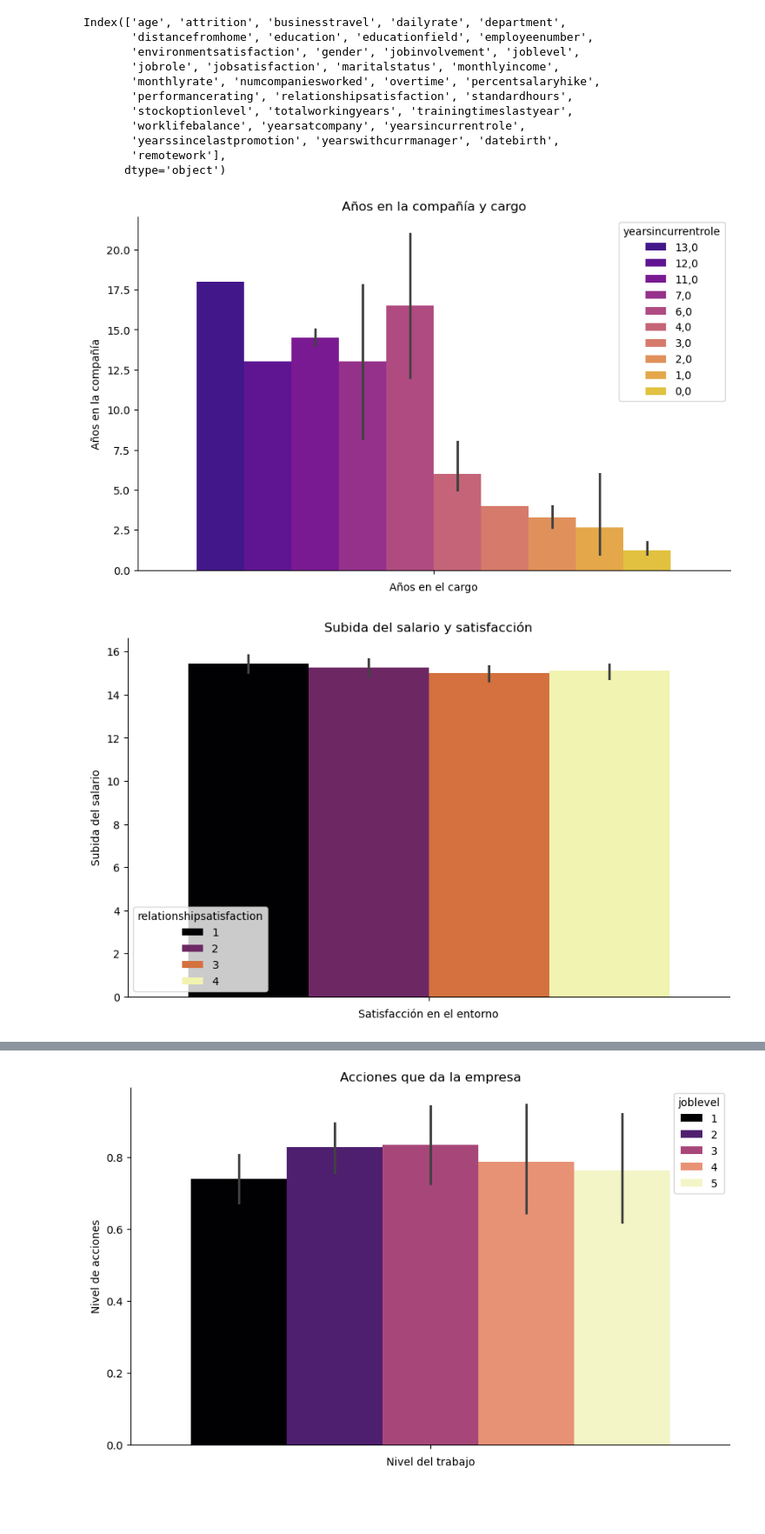
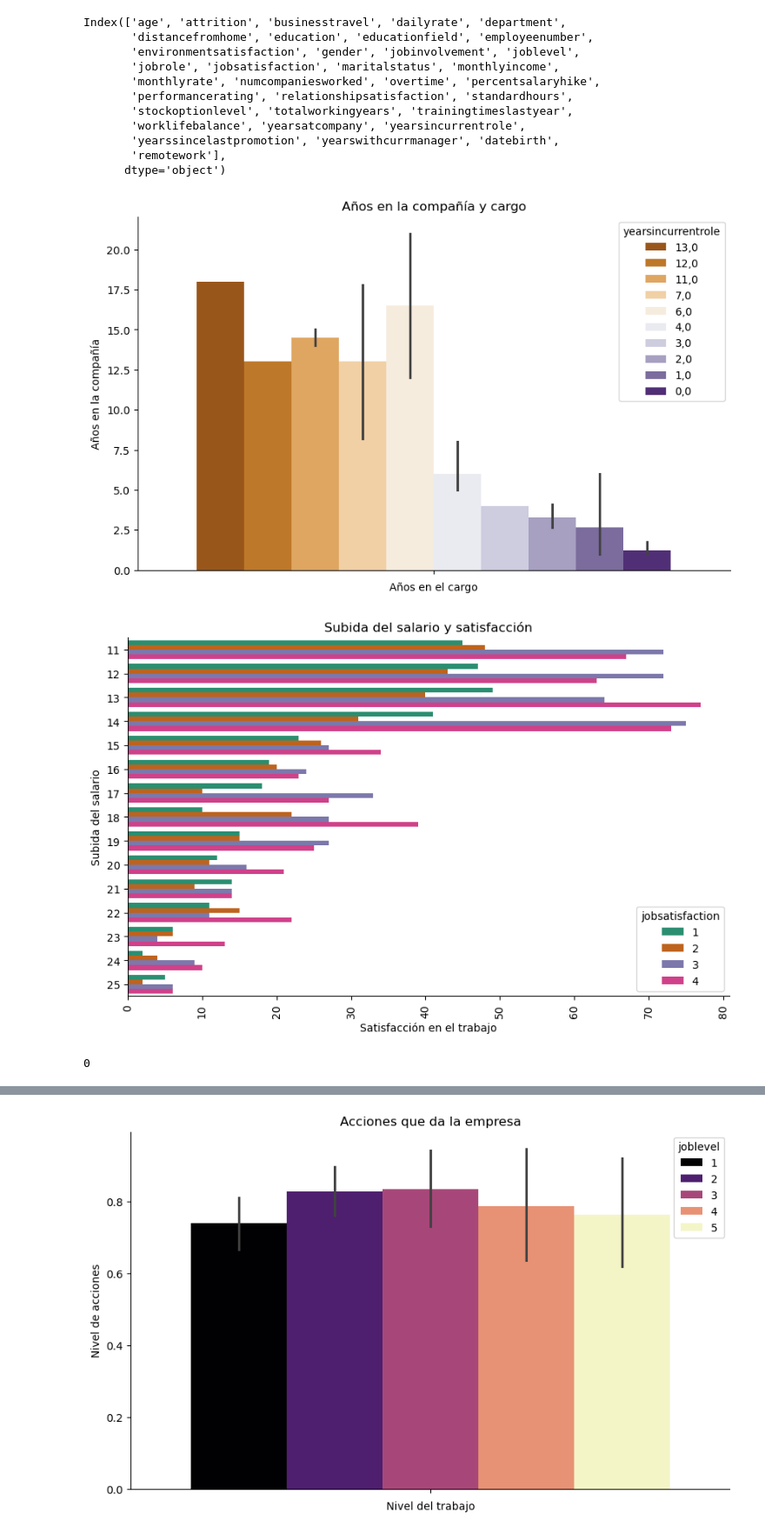
Before and after one commit to BiancaGemarR/promo_56_proyecto_mod3_team1, a Jupyter notebook: graficas2.0.ipynb, the cells around one changed output, grey strips where cells are left out. Shown at 87% size. Cells and saved outputs as stored; diff of their text form; code cells hidden in the pictures; blank space fills up the shorter version.

```diff
--- a/graficas2.0.ipynb
+++ b/graficas2.0.ipynb
@@ -40,23 +40,27 @@ Index(['age', 'attrition', 'businesstravel', 'dailyrate', 'department',
       dtype='object')
 # %%
 plt.figure(figsize=(10,6))
-sns.barplot(data=df, y='yearsatcompany', hue='yearsincurrentrole', palette='plasma')
+sns.barplot(data=df, y='yearsatcompany', hue='yearsincurrentrole', palette='PuOr')
 plt.xticks(rotation=90)
 plt.title('Años en la compañía y cargo')
 plt.ylabel('Años en la compañía')
 plt.xlabel('Años en el cargo')
 sns.despine(top=True, right=True)
 # %% [output]
-[figure, old version]
+[figure, new version]
 # %%
 plt.figure(figsize=(10,6))
-sns.barplot(data=df, y='percentsalaryhike', hue='relationshipsatisfaction', palette='inferno')
+sns.countplot(data=df, y='percentsalaryhike', hue='jobsatisfaction', palette='Dark2')
 plt.xticks(rotation=90)
 plt.title('Subida del salario y satisfacción')
 plt.ylabel('Subida del salario')
-plt.xlabel('Satisfacción en el entorno')
+plt.xlabel('Satisfacción en el trabajo')
 sns.despine(top=True, right=True)
 # %% [output]
-[figure, old version]
+[figure, new version]
+# %%
+df['remotework'].isnull().sum()
+# %% [output]
+0
 # %%
 plt.figure(figsize=(10,6))
```
Also changed, not shown: parts of 2 cells of this notebook, 3 other files.
